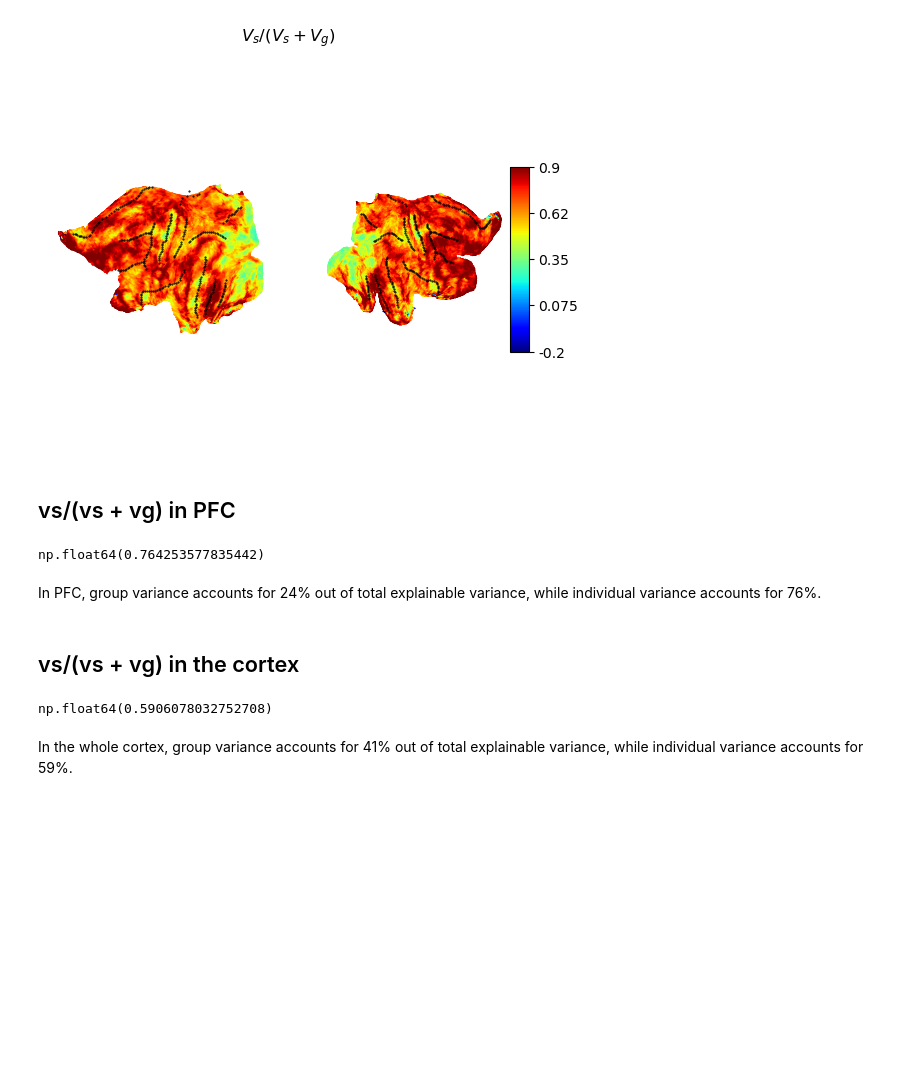
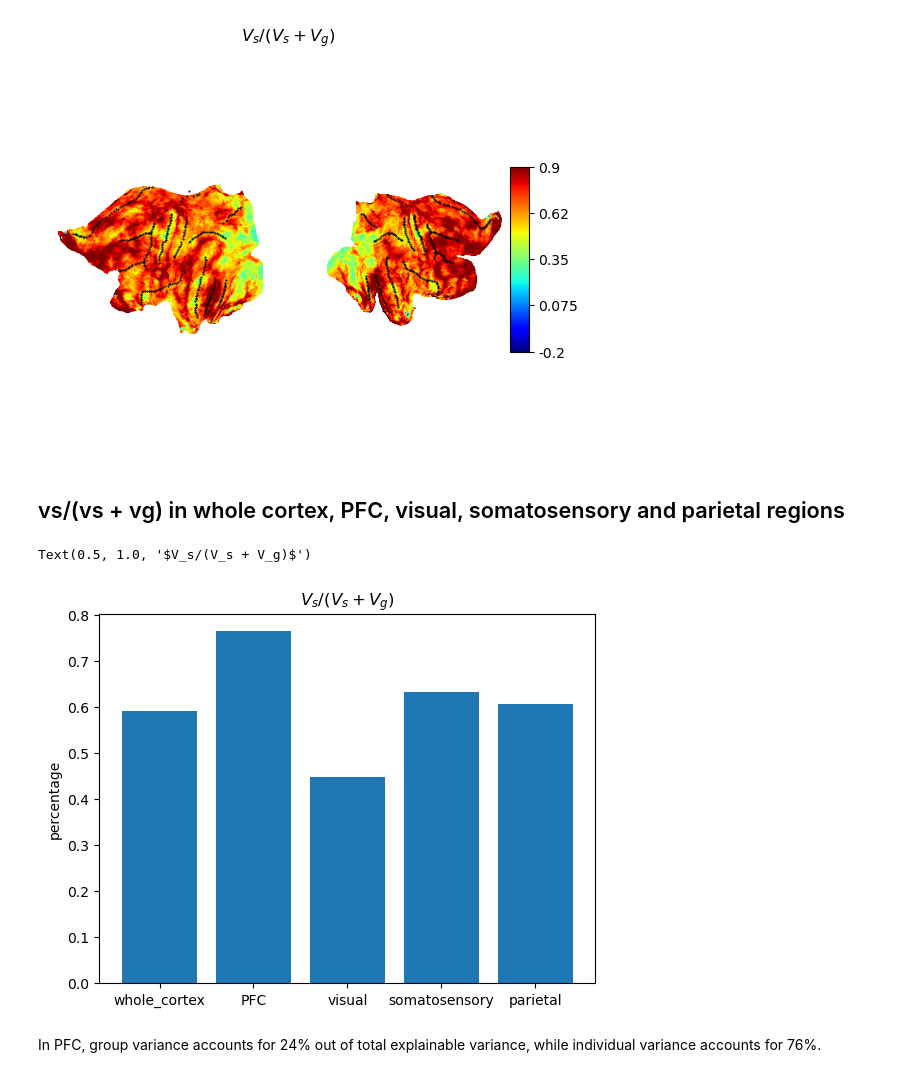
Before and after one commit to jkderrick028/PFC_parcellation, a Jupyter notebook: code/1_group_individual_variance_decomposition.ipynb, the cells around one changed output. Cells and saved outputs as stored; diff of their text form; code cells hidden in the pictures; blank space fills up the shorter version.

```diff
--- a/code/1_group_individual_variance_decomposition.ipynb
+++ b/code/1_group_individual_variance_decomposition.ipynb
@@ -30,22 +30,26 @@ plt.suptitle('$V_s/(V_s+V_g)$')
 Text(0.5, 0.98, '$V_s/(V_s+V_g)$')
 [figure]
 # %% [markdown]
-## vs/(vs + vg) in PFC
+## vs/(vs + vg) in whole cortex, PFC, visual, somatosensory and parietal regions
-# %%
-result = output['PFC']['global'].flatten()
-prop = result[1]/(result[0]+result[1])
-prop
-# %% [output]
-np.float64(0.764253577835442)
+# %%
+ROIs = ['whole_cortex', 'PFC', 'visual', 'somatosensory', 'parietal']
+n_rois = len(ROIs)
+props = []
+
+for roiI in np.arange(n_rois):
+    result = output[ROIs[roiI]]['global'].flatten()
+    prop = result[1]/(result[0]+result[1])
+    props.append(prop)
+
+props = np.array(props)
+# %%
+plt.figure()
+plt.bar(np.arange(n_rois), props)
+plt.xticks(np.arange(n_rois), labels=ROIs)
+plt.ylabel('percentage')
+plt.title('$V_s/(V_s + V_g)$')
+# %% [output]
+Text(0.5, 1.0, '$V_s/(V_s + V_g)$')
+[figure, added]
 # %% [markdown]
 In PFC, group variance accounts for 24% out of total explainable variance, while individual variance accounts for 76%.
-# %% [markdown]
-## vs/(vs + vg) in the cortex
-# %%
-result = output['whole_cortex']['global'].flatten()
-prop = result[1]/(result[0]+result[1])
-prop
-# %% [output]
-np.float64(0.5906078032752708)
-# %% [markdown]
-In the whole cortex, group variance accounts for 41% out of total explainable variance, while individual variance accounts for 59%.
```
Also changed, not shown: 2 other files.
